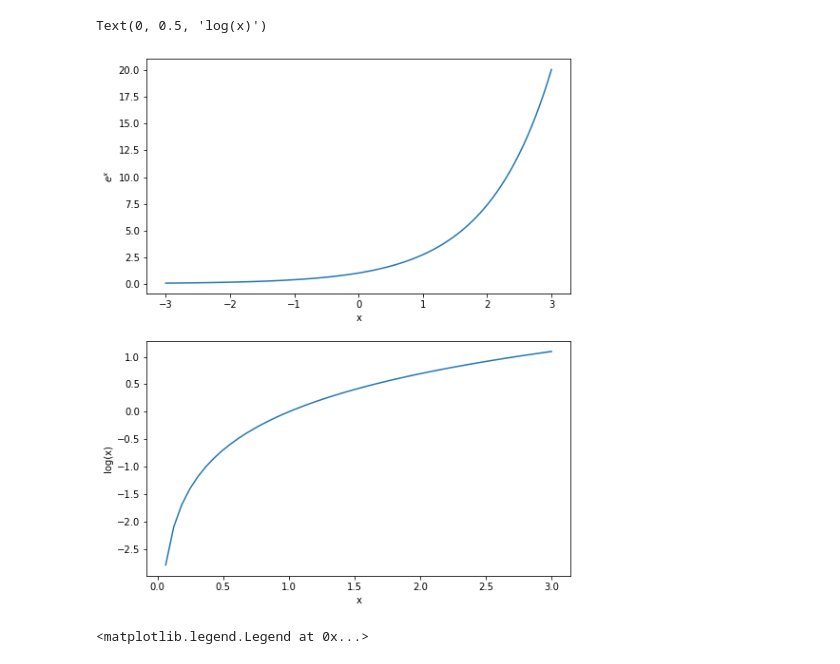
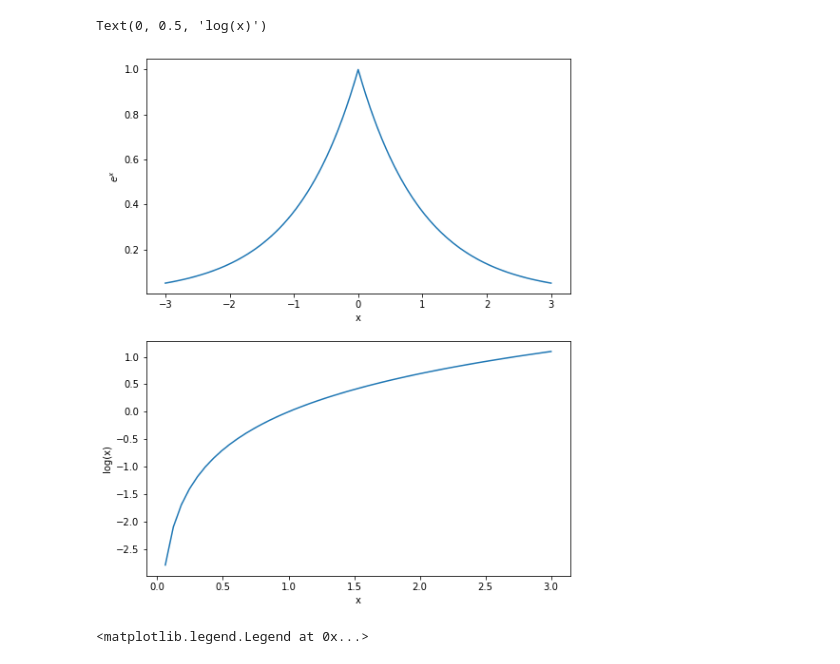
Before and after one commit to ajfc84/PythonMathMaster, a Jupyter notebook: Natural exponent and logarithm.ipynb, the cells around one changed output. Cells and saved outputs as stored; diff of their text form; code cells hidden in the pictures.

```diff
--- a/Natural exponent and logarithm.ipynb
+++ b/Natural exponent and logarithm.ipynb
@@ -4,16 +4,16 @@ import matplotlib.pyplot as plt
 # %%
 x = np.linspace(-3, 3,  99)
 
 fig, ax = plt.subplots(nrows=2, ncols=1, figsize=[8, 10])
-ax[0].plot(x, np.exp(x))
+ax[0].plot(x, np.exp(-np.abs(x)))
 ax[0].set_xlabel('x')
 ax[0].set_ylabel('$e^x$')
 ax[1].plot(x, np.log(x))
 ax[1].set_xlabel('x')
 ax[1].set_ylabel('log(x)')
 # %% [output]
 Text(0, 0.5, 'log(x)')
-[figure, old version]
+[figure, new version]
 # %%
 # Exercise
 
```
Also changed, not shown: 3 other files.
